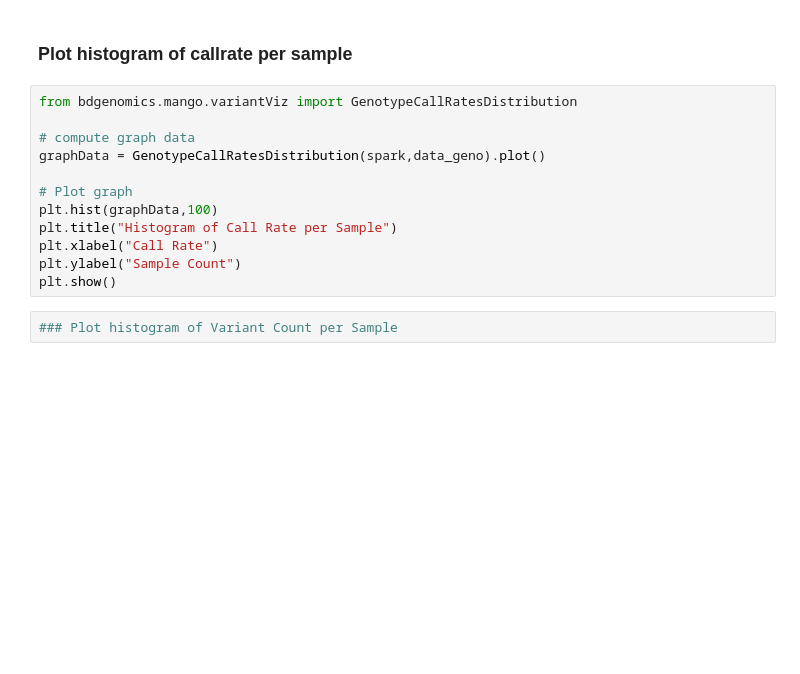
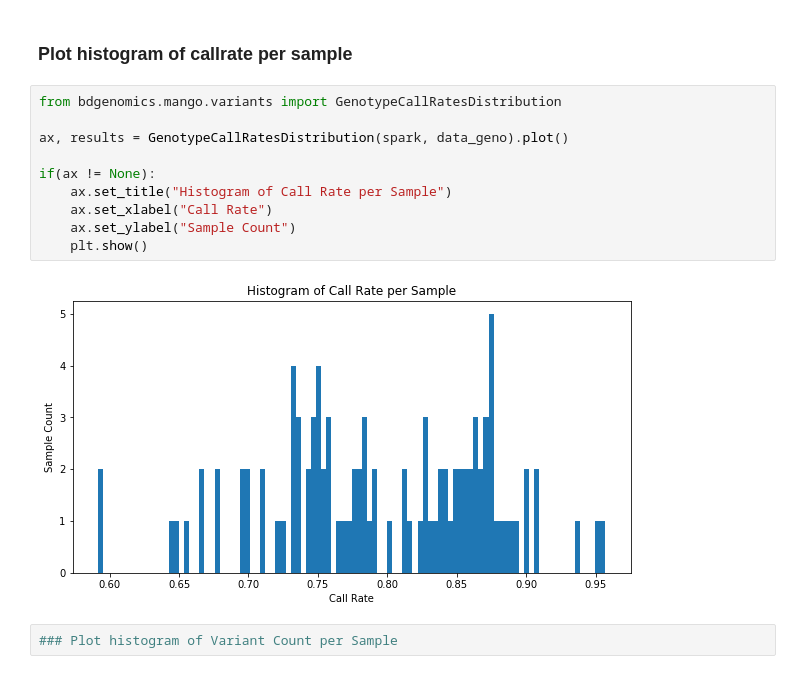
Before and after one commit to bigdatagenomics/mango, a Jupyter notebook: example-files/notebooks/mango-variants-viz.ipynb, the cells around one changed output. Drawn from its saved outputs; the diff is of its cells as text; blank space fills up the shorter version.

```diff
--- a/example-files/notebooks/mango-variants-viz.ipynb
+++ b/example-files/notebooks/mango-variants-viz.ipynb
@@ -56,17 +60,17 @@ plt.show()
 # %% [markdown]
 ### Plot histogram of callrate per sample
 # %%
-from bdgenomics.mango.variantViz import GenotypeCallRatesDistribution
+from bdgenomics.mango.variants import GenotypeCallRatesDistribution
 
-# compute graph data
-graphData = GenotypeCallRatesDistribution(spark,data_geno).plot()
+ax, results = GenotypeCallRatesDistribution(spark, data_geno).plot()
 
-# Plot graph
-plt.hist(graphData,100)
-plt.title("Histogram of Call Rate per Sample")
-plt.xlabel("Call Rate")
-plt.ylabel("Sample Count")
-plt.show()
+if(ax != None):
+    ax.set_title("Histogram of Call Rate per Sample")
+    ax.set_xlabel("Call Rate")
+    ax.set_ylabel("Sample Count")
+    plt.show()
+# %% [output]
+[figure, added]
 # %%
 ### Plot histogram of Variant Count per Sample
 # %%
```
Also changed, not shown: parts of 4 cells of this notebook, 29 other files.
